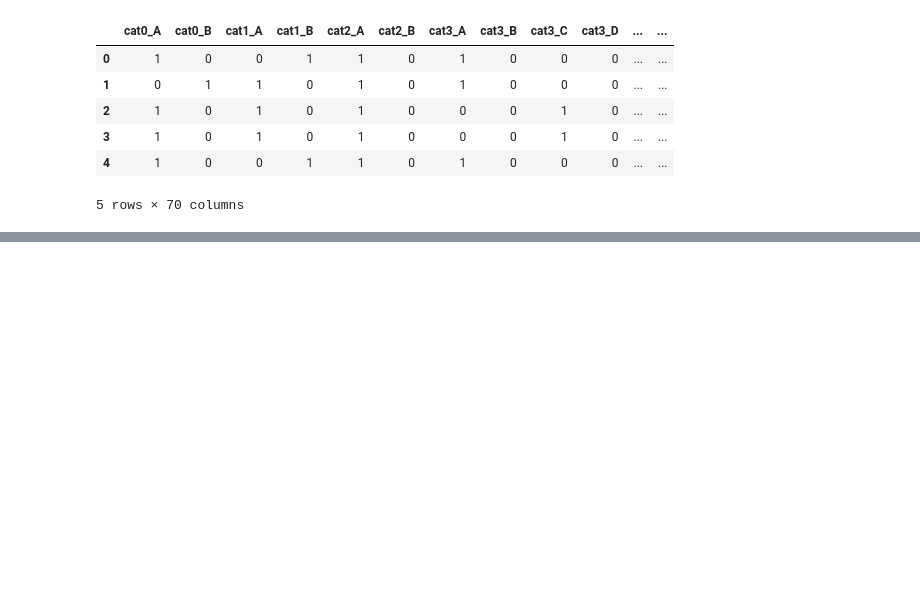
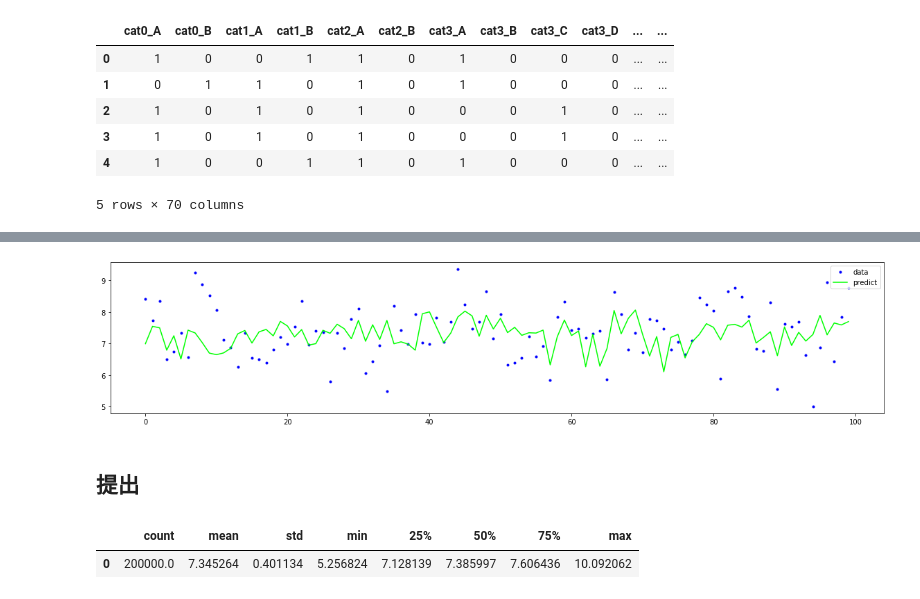
Before and after one commit to ryuji-hashimoto0110/Kaggle, a Jupyter notebook: tabular-playground-series-feb-2021/neural_net.ipynb, the cells around one changed output, grey strips where cells are left out. Cells and saved outputs as stored; diff of their text form; code cells hidden in the pictures; blank space fills up the shorter version.

```diff
--- a/tabular-playground-series-feb-2021/neural_net.ipynb
+++ b/tabular-playground-series-feb-2021/neural_net.ipynb
@@ -139,0 +323,13 @@ train_preprocessed.head()
+# %%
+net.eval()
+with torch.no_grad():
+    y = net(valid_X)
+
+plt.figure(figsize = (20,4))
+plt.plot(valid_t.detach().numpy().ravel()[:100],
+         marker = '.', linestyle = 'None', color = 'blue', label = 'data')
+plt.plot(y.detach().numpy().ravel()[:100], linestyle = '-', color = 'lime', label = 'predict')
+plt.legend(loc = 'upper right')
+plt.show()
+# %% [output]
+[figure, added]
@@ -139,0 +348,10 @@ train_preprocessed.head()
+# %% [markdown]
+## 提出
+# %%
+net.eval()
+with torch.no_grad():
+    prediction = net(test_X)
+pd.DataFrame(pd.Series(prediction.detach().numpy().ravel()).describe()).transpose()
+# %% [output]
+|  | count | mean | std | min | 25% | 50% | 75% | max |
+| 0 | 200000.0 | 7.345264 | 0.401134 | 5.256824 | 7.128139 | 7.385997 | 7.606436 | 10.092062 |
```
Also changed, not shown: parts of 18 cells of this notebook.
